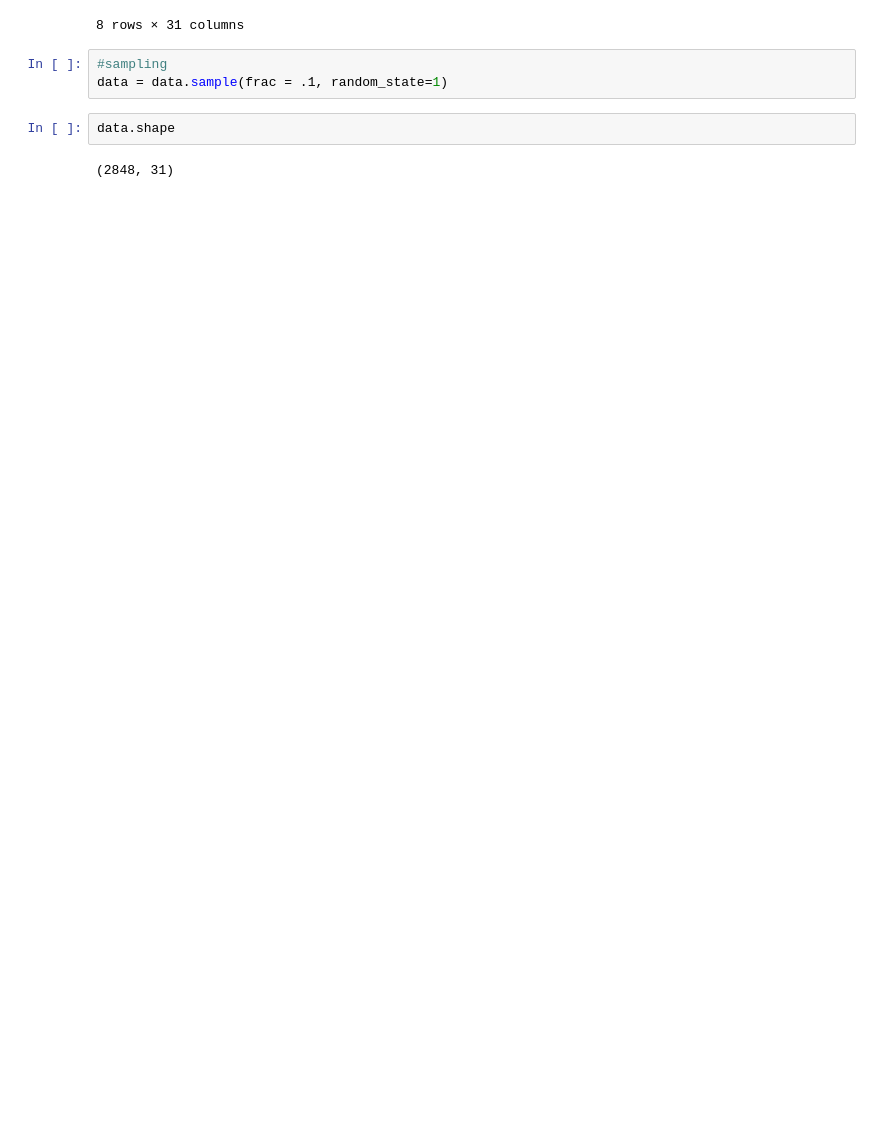
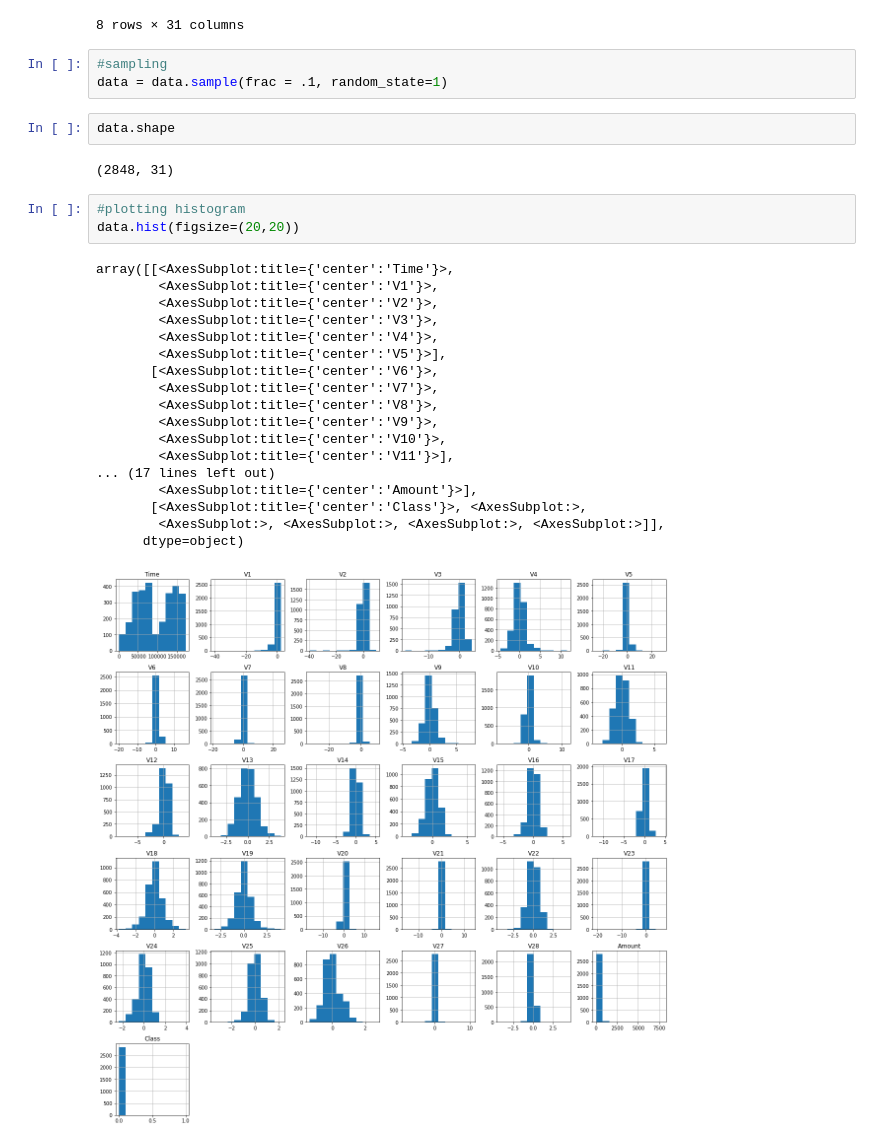
Before and after one commit to Rishik131/credit-card-fraud-detection, a Jupyter notebook: frauddetection.ipynb, the cells around one changed output. Cells and saved outputs as stored; diff of their text form; blank space fills up the shorter version.

Commit message:
histogram

```diff
--- a/frauddetection.ipynb
+++ b/frauddetection.ipynb
@@ -43,3 +43,25 @@ data = data.sample(frac = .1, random_state=1)
 data.shape
 # %% [output]
 (2848, 31)
+# %%
+#plotting histogram
+data.hist(figsize=(20,20))
+# %% [output]
+array([[<AxesSubplot:title={'center':'Time'}>,
+        <AxesSubplot:title={'center':'V1'}>,
+        <AxesSubplot:title={'center':'V2'}>,
+        <AxesSubplot:title={'center':'V3'}>,
+        <AxesSubplot:title={'center':'V4'}>,
+        <AxesSubplot:title={'center':'V5'}>],
+       [<AxesSubplot:title={'center':'V6'}>,
+        <AxesSubplot:title={'center':'V7'}>,
+        <AxesSubplot:title={'center':'V8'}>,
+        <AxesSubplot:title={'center':'V9'}>,
+        <AxesSubplot:title={'center':'V10'}>,
+        <AxesSubplot:title={'center':'V11'}>],
+... (17 lines left out)
+        <AxesSubplot:title={'center':'Amount'}>],
+       [<AxesSubplot:title={'center':'Class'}>, <AxesSubplot:>,
+        <AxesSubplot:>, <AxesSubplot:>, <AxesSubplot:>, <AxesSubplot:>]],
+      dtype=object)
+[figure, added]
```
